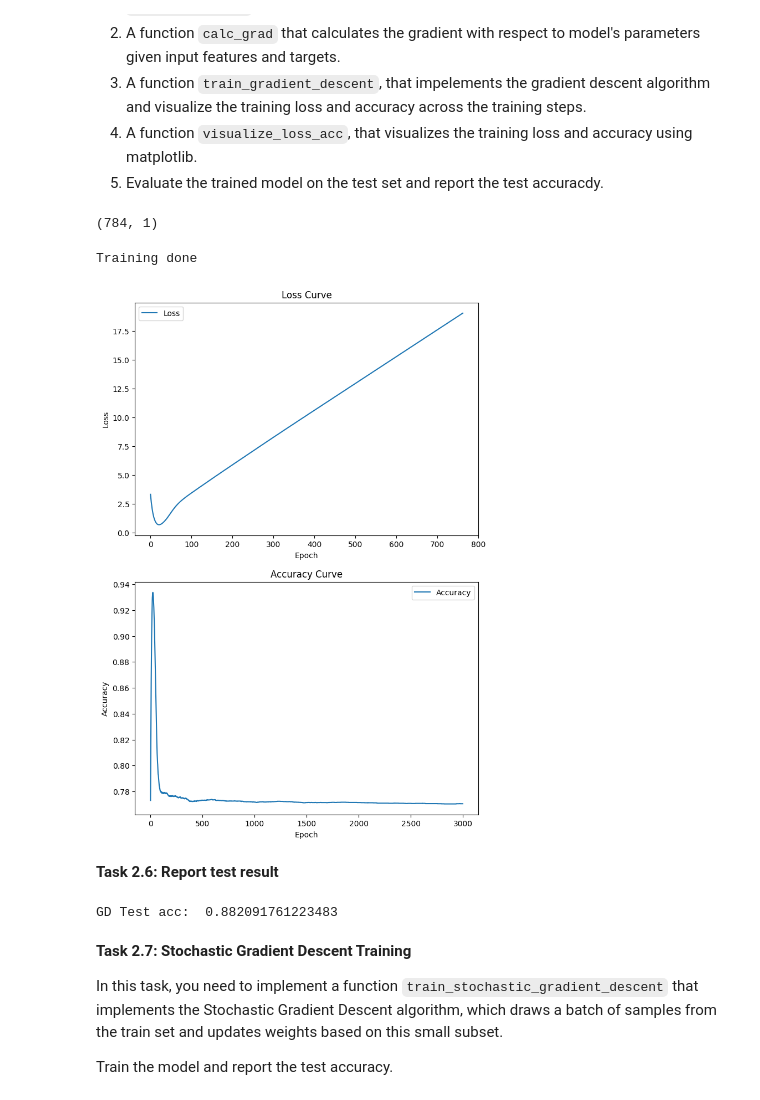
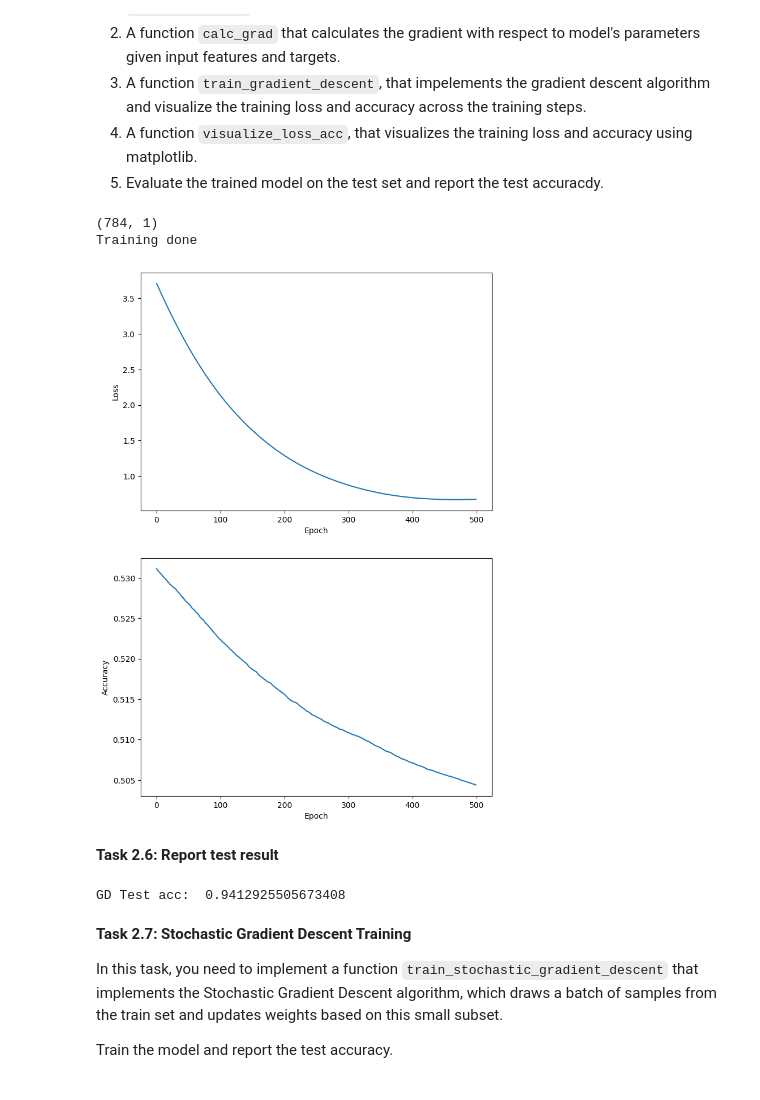
Before and after one commit to kanav9063/Deep-Learning, a Jupyter notebook: LinReg_and_Logistic_Regression_Drive.ipynb, the cells around one changed output. Saved outputs shown, nothing was run; the diff lists cells and outputs as text; code cells hidden in the pictures.

```diff
--- a/LinReg_and_Logistic_Regression_Drive.ipynb
+++ b/LinReg_and_Logistic_Regression_Drive.ipynb
@@ -893,14 +890,14 @@ def calc_grad(w, features, targets):
 
     N = features.shape[0]
 
-    #z=x.w^T
-    z = np.dot(features, w)  # Shape (N, 1)
+    #x.w^T
+    z = np.dot(features, w)
 
     #sigmoid
-    sigmoid = 1 / (1 + np.exp(-z))  # Shape (N, 1)
+    sigmoid = 1 / (1 + np.exp(-z))
 
     #gradient=  (1/N) * X^T . (sigmoid - targets)
-    grad = (1 / N) * np.dot(features.T, (sigmoid - targets))  # Shape (n_features, 1)
+    grad = (1 / N) * np.dot(features.T, (sigmoid - targets))
 
 
     ###########################################
@@ -919,21 +916,17 @@ def visualize_loss_acc(losses, accs):
     ## TODO: Plot the train curves            ##
     ############################################
 
-    # Plot the loss curve
+    # losses
     plt.subplot(2, 1, 1)
     plt.plot(losses, label='Loss')
     plt.xlabel('Epoch')
     plt.ylabel('Loss')
-    plt.title('Loss Curve')
-    plt.legend()
 
-    # Plot the accuracy curve
+    # accs
     plt.subplot(2, 1, 2)
     plt.plot(accs, label='Accuracy')
     plt.xlabel('Epoch')
     plt.ylabel('Accuracy')
-    plt.title('Accuracy Curve')
-    plt.legend()
 
 
     ###########################################
@@ -978,14 +971,14 @@ def train_gradient_descent(num_epochs, lr, w, train_features, train_targets):
         ## and acc                                ##
         ############################################
 
-        # Calculate loss using binary cross-entropy loss function
+        #binary cross-entropy loss function which we did in lecture
         z = np.dot(train_features, w)
         loss = (1 / train_features.shape[0]) * np.sum(np.log(1 + np.exp(-train_targets * z)))
 
-        # Calculate accuracy
-        predictions = 1 / (1 + np.exp(-z))  # Sigmoid function to get probabilities
-        predicted_labels = (predictions >= 0.5).astype(int) * 2 - 1  # Convert to -1 or 1
-        acc = np.mean(predicted_labels == train_targets)  # Calculate accuracy as the percentage of correct predictions
+        # Calculate the accuracy
+        sigmoid = 1 / (1 + np.exp(-z))  # Sigmoid function
+        classified_labels = [1 if s >= 0.5 else -1 for s in sigmoid]  # Classify based on the sigmoid output
+        acc = np.mean(classified_labels == train_targets)  # Calculate the accuracy
 
         ###########################################
         ############ End of your code #############
@@ -1002,27 +995,27 @@ def train_gradient_descent(num_epochs, lr, w, train_features, train_targets):
 # %%
 # Train loop
 
 reset_seed(42) # NOTICE: DO NOT CHANGE THIS SEED
 # GRADIENT DESCENT HYPER-PARAMETERS
-num_epochs = 3000
-lr = 0.01
+num_epochs = 500
+lr = 0.000470
 
 # weight initialization
 ###########################################
 ## TODO: the shape for model weight      ##
 ###########################################
 param_shape = (train_features.shape[1], 1)
 
 ###########################################
 ############ End of your code #############
 ###########################################
 
 w = weight_initialization(param_shape)
 w_star = train_gradient_descent(num_epochs, lr, w, train_features, train_targets)
 # %% [output]
 (784, 1)
+Training done
-Training done
-[figure, old version]
+[figure, new version]
 # %% [markdown]
 **Task 2.6: Report test result**
 # %%
@@ -1048,7 +1041,7 @@ test_preds = (test_probs >= 0.5).astype(int) * 2 - 1  # Converts to -1 or 1
 test_acc = np.mean(test_preds == test_targets)
 print("GD Test acc: ", test_acc)
 # %% [output]
-GD Test acc:  0.882091761223483
+GD Test acc:  0.9412925505673408
 # %% [markdown]
 **Task 2.7: Stochastic Gradient Descent Training**
 
```
Also changed, not shown: parts of 12 cells of this notebook.
